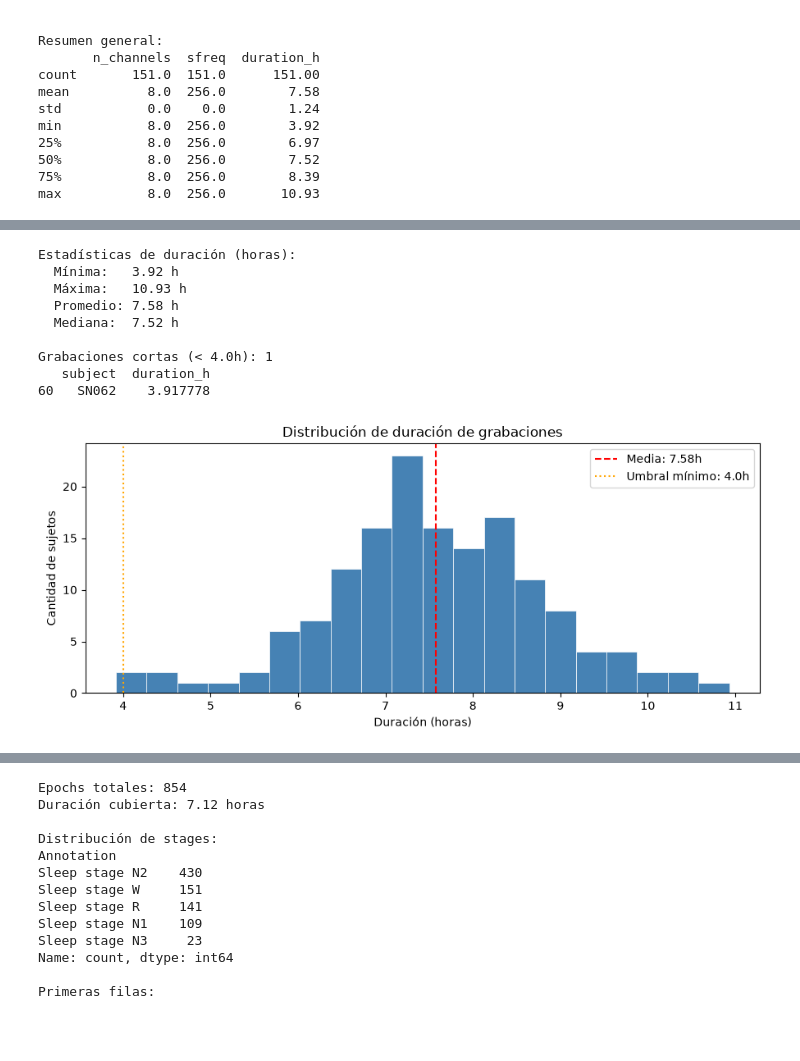
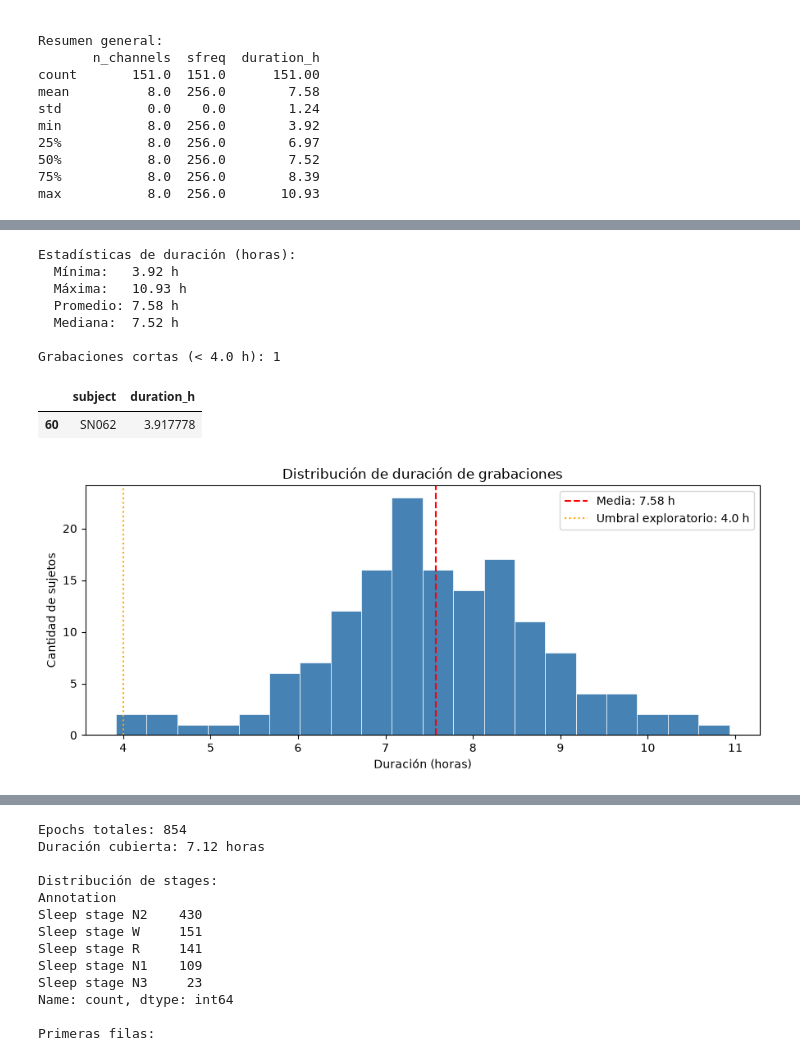
Before and after one commit to Lourdes-Tolotto/Automatic-Sleep-Staging, a Jupyter notebook: Notebooks/01_eda_sleep_staging.ipynb, the cells around one changed output, grey strips where cells are left out. Saved outputs shown, nothing was run; the diff lists cells and outputs as text; code cells hidden in the pictures; blank space fills up the shorter version.

```diff
--- a/Notebooks/01_eda_sleep_staging.ipynb
+++ b/Notebooks/01_eda_sleep_staging.ipynb
@@ -330,7 +353,7 @@ for file_name in edf_signals:
     file_path = os.path.join(DATA_PATH, file_name)
 
     try:
-        raw = mne.io.read_raw_edf(
+        raw_file = mne.io.read_raw_edf(
             file_path,
             preload=False,
             verbose=False
@@ -338,13 +361,13 @@ for file_name in edf_signals:
 
         channel_info.append({
             "subject": file_name.replace(".edf", ""),
-            "n_channels": len(raw.ch_names),
-            "channels": tuple(sorted(raw.ch_names)),
-            "sfreq": raw.info["sfreq"],
-            "duration_h": raw.duration / 3600
+            "n_channels": len(raw_file.ch_names),
+            "channels": tuple(sorted(raw_file.ch_names)),
+            "sfreq": raw_file.info["sfreq"],
+            "duration_h": raw_file.duration / SECONDS_PER_HOUR
         })
 
-        raw.close()
+        raw_file.close()
 
     except Exception as error:
         print(f"❌ Error leyendo {file_name}: {error}")
@@ -366,7 +389,6 @@ else:
     print("⚠️ Hay variación en los canales — revisar antes de modelar.")
     print(df_info["channels"].value_counts())
 
-
 # Verificar sampling rates
 print(
     f"\nSampling rates presentes: "
@@ -404,43 +428,68 @@ Las grabaciones PSG suelen durar entre 6 y 9 horas. Si hay grabaciones demasiado
 # %%
-durations = df_info['duration_h']
+durations_h = df_info["duration_h"]
 
 print("Estadísticas de duración (horas):")
-print(f"  Mínima:   {durations.min():.2f} h")
-print(f"  Máxima:   {durations.max():.2f} h")
-print(f"  Promedio: {durations.mean():.2f} h")
-print(f"  Mediana:  {durations.median():.2f} h")
+print(f"  Mínima:   {durations_h.min():.2f} h")
+print(f"  Máxima:   {durations_h.max():.2f} h")
+print(f"  Promedio: {durations_h.mean():.2f} h")
+print(f"  Mediana:  {durations_h.median():.2f} h")
 
-# Detectar outliers: grabaciones anormalmente cortas (< 4 horas)
-SHORT_THRESHOLD = 4.0
-short_recordings = df_info[durations < SHORT_THRESHOLD]
-if len(short_recordings) > 0:
-    print(f"\nGrabaciones cortas (< {SHORT_THRESHOLD}h): {len(short_recordings)}")
-    print(short_recordings[['subject', 'duration_h']])
+# Identificar grabaciones particularmente cortas
+short_recordings = df_info[
+    durations_h < SHORT_RECORDING_THRESHOLD_H
+]
+
+if not short_recordings.empty:
+    print(
+        f"\nGrabaciones cortas "
+        f"(< {SHORT_RECORDING_THRESHOLD_H} h): "
+        f"{len(short_recordings)}"
+    )
+    display(short_recordings[["subject", "duration_h"]])
 else:
-    print(f"\n✅ Ninguna grabación menor a {SHORT_THRESHOLD} horas.")
+    print(
+        f"\n✅ Ninguna grabación menor a "
+        f"{SHORT_RECORDING_THRESHOLD_H} horas."
+    )
 
 # Histograma
 fig, ax = plt.subplots(figsize=(9, 4))
-ax.hist(durations, bins=20, color='steelblue', edgecolor='white', linewidth=0.5)
-ax.axvline(durations.mean(), color='red', ls='--', label=f'Media: {durations.mean():.2f}h')
-ax.axvline(SHORT_THRESHOLD, color='orange', ls=':', label=f'Umbral mínimo: {SHORT_THRESHOLD}h')
+ax.hist(
+    durations_h,
+    bins=20,
+    color="steelblue",
+    edgecolor="white",
+    linewidth=0.5
+)
+ax.axvline(
+    durations_h.mean(),
+    color="red",
+    ls="--",
+    label=f"Media: {durations_h.mean():.2f} h"
+)
+ax.axvline(
+    SHORT_RECORDING_THRESHOLD_H,
+    color="orange",
+    ls=":",
+    label=f"Umbral exploratorio: {SHORT_RECORDING_THRESHOLD_H} h"
+)
 ax.set_xlabel("Duración (horas)")
 ax.set_ylabel("Cantidad de sujetos")
 ax.set_title("Distribución de duración de grabaciones")
 ax.legend()
 plt.tight_layout()
 plt.show()
 # %% [output]
 Estadísticas de duración (horas):
   Mínima:   3.92 h
   Máxima:   10.93 h
   Promedio: 7.58 h
   Mediana:  7.52 h
 
-Grabaciones cortas (< 4.0h): 1
-   subject  duration_h
-60   SN062    3.917778
+Grabaciones cortas (< 4.0 h): 1
+|  | subject | duration_h |
+| 60 | SN062 | 3.917778 |
-[figure, old version]
+[figure, new version]
 # %% [markdown]
 ---
 ## 6. Leer y explorar labels (hypnograms)
```
Also changed, not shown: parts of 59 cells of this notebook, 2 other files.
